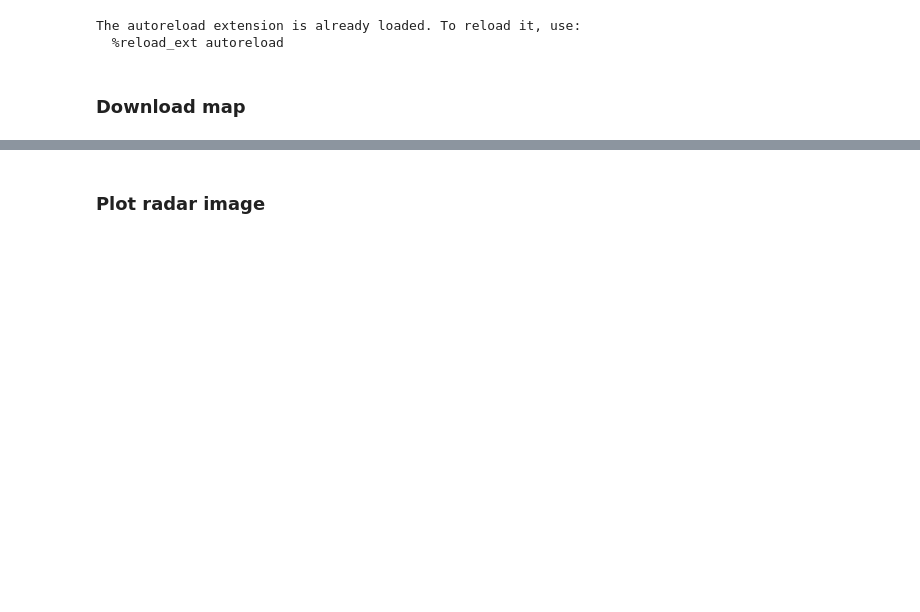
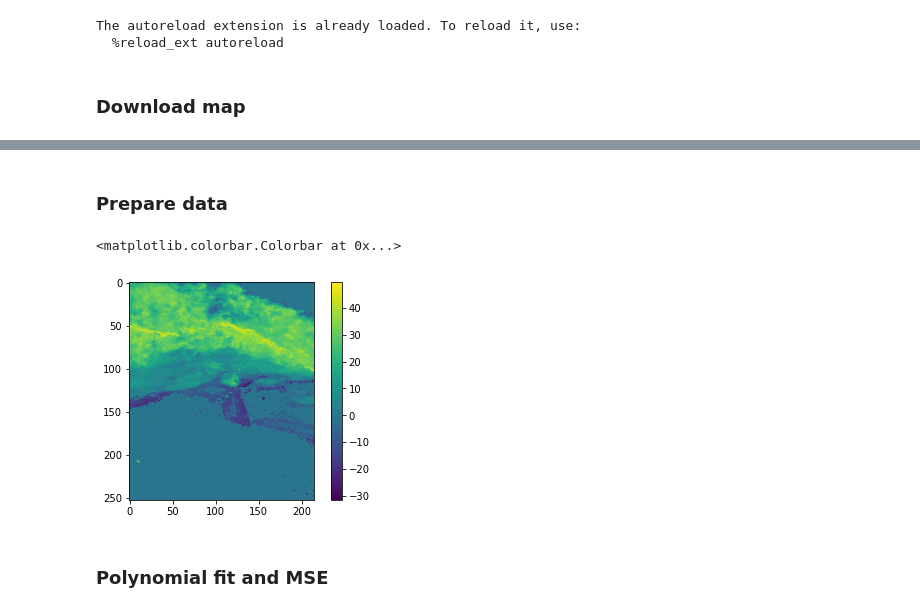
Before and after one commit to eoydvin/FYS-STK4155, a Jupyter notebook: Project_3/Regression_Radar_Image.ipynb, the cells around one changed output, grey strips where cells are left out. Saved outputs shown, nothing was run; the diff lists cells and outputs as text; code cells hidden in the pictures; blank space fills up the shorter version.

```diff
--- a/Project_3/Regression_Radar_Image.ipynb
+++ b/Project_3/Regression_Radar_Image.ipynb
@@ -17,25 +19,17 @@ from get_map import weather_radar_thredds
 # %% [markdown]
 ![Cordinates for interesting area from bboxfinder.com](bbox.png)
 # %% [markdown]
-### Plot radar image
+### Prepare data
 # %%
-min_lat = 59.1759
-max_lat = 61.4184
-min_lon = 9.0527
-max_lon = 12.0575
+dBZ_radar = np.load('radar_regression.npy')
 
-resolution = 100 # grid for plotting weather stations
-frame = 0
-x_grid = np.linspace(x_data.min() - frame, x_data.max() + frame, resolution)
-y_grid = np.linspace(y_data.min() - frame, y_data.max() + frame, resolution)
+from radar import marshal_palmer
+p_radar = marshal_palmer(dBZ_radar)
 
-min_lat = y_data.min() - frame
-max_lat = y_data.max() + frame
-min_lon = x_data.min() - frame
-max_lon = x_data.max() + frame
-
-radar_reflectivity = weather_radar_thredds(min_lat, max_lat, min_lon, max_lon)
-fig, ax = plt.subplots(figsize=(20,8))
-ax.imshow(radar_reflectivity)
-ax.scatter(x_data_trans, y_data_trans, c='red', marker='o')
-plt.show()
+plt.imshow(dBZ_radar)
+plt.colorbar()
+# %% [output]
+<matplotlib.colorbar.Colorbar at 0x...>
+[figure, added]
+# %% [markdown]
+### Polynomial fit and MSE
```
Also changed, not shown: parts of 10 cells of this notebook, 11 other files.
